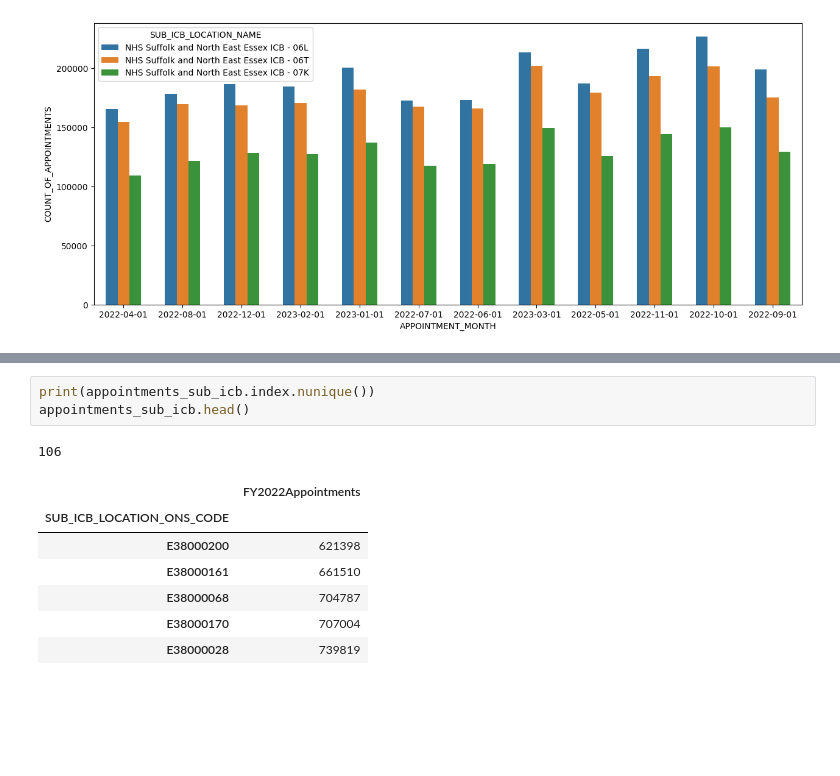
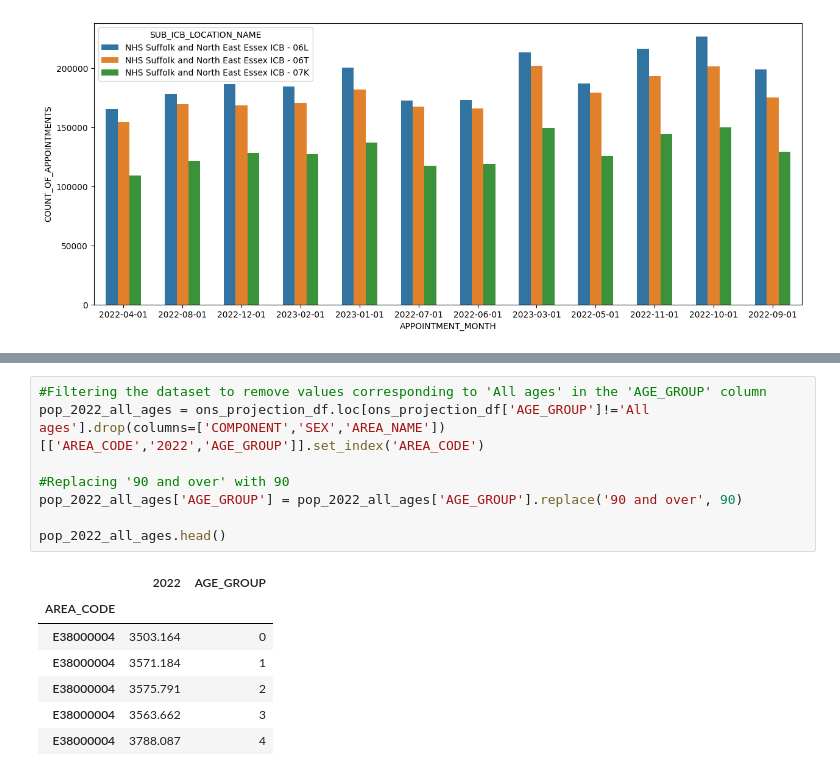
Before and after one commit to SNEE-ICS/PrimaryCareDemandAndCapacity, a Jupyter notebook: AppointmentsVsOADR.ipynb, the cells around one changed output, grey strips where cells are left out. Drawn from its saved outputs; the diff is of its cells as text; blank space fills up the shorter version.

```diff
--- a/AppointmentsVsOADR.ipynb
+++ b/AppointmentsVsOADR.ipynb
@@ -157,12 +148,16 @@ all_ages_pop.head()
-# %%
-print(appointments_sub_icb.index.nunique())
-appointments_sub_icb.head()
-# %% [output]
-106
-|  | FY2022Appointments |
-| SUB_ICB_LOCATION_ONS_CODE |  |
-| E38000200 | 621398 |
-| E38000161 | 661510 |
-| E38000068 | 704787 |
-| E38000170 | 707004 |
-| E38000028 | 739819 |
+# %%
+#Filtering the dataset to remove values corresponding to 'All ages' in the 'AGE_GROUP' column
+pop_2022_all_ages = ons_projection_df.loc[ons_projection_df['AGE_GROUP']!='All ages'].drop(columns=['COMPONENT','SEX','AREA_NAME'])[['AREA_CODE','2022','AGE_GROUP']].set_index('AREA_CODE')
+
+#Replacing '90 and over' with 90
+pop_2022_all_ages['AGE_GROUP'] = pop_2022_all_ages['AGE_GROUP'].replace('90 and over', 90)
+
+pop_2022_all_ages.head()
+# %% [output]
+|  | 2022 | AGE_GROUP |
+| AREA_CODE |  |  |
+| E38000004 | 3503.164 | 0 |
+| E38000004 | 3571.184 | 1 |
+| E38000004 | 3575.791 | 2 |
+| E38000004 | 3563.662 | 3 |
+| E38000004 | 3788.087 | 4 |
```
Also changed, not shown: parts of 28 cells of this notebook.
